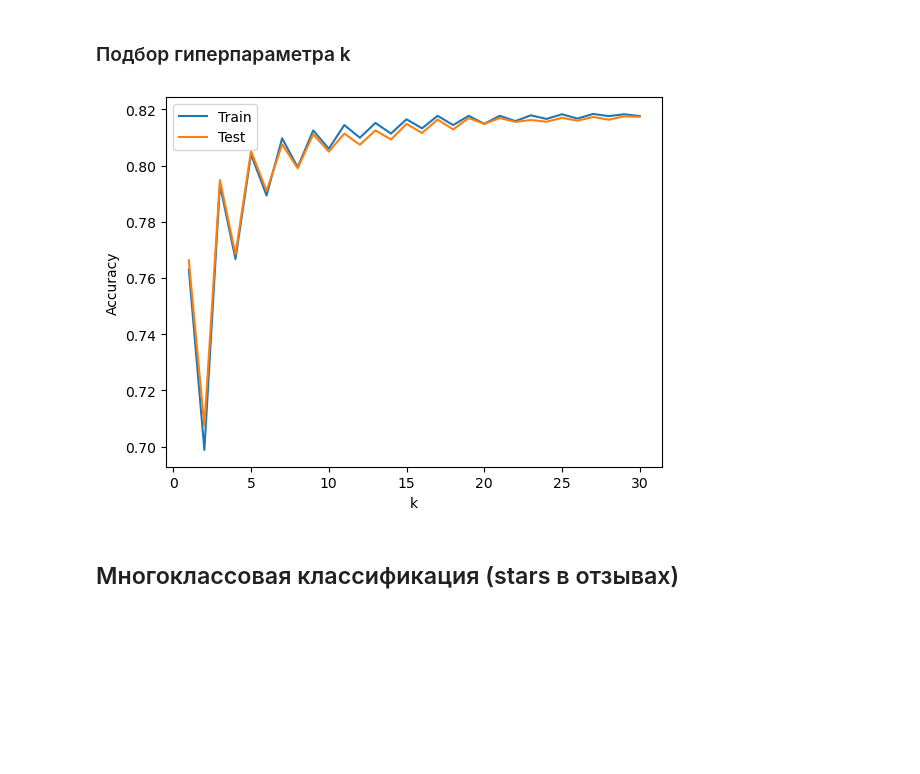
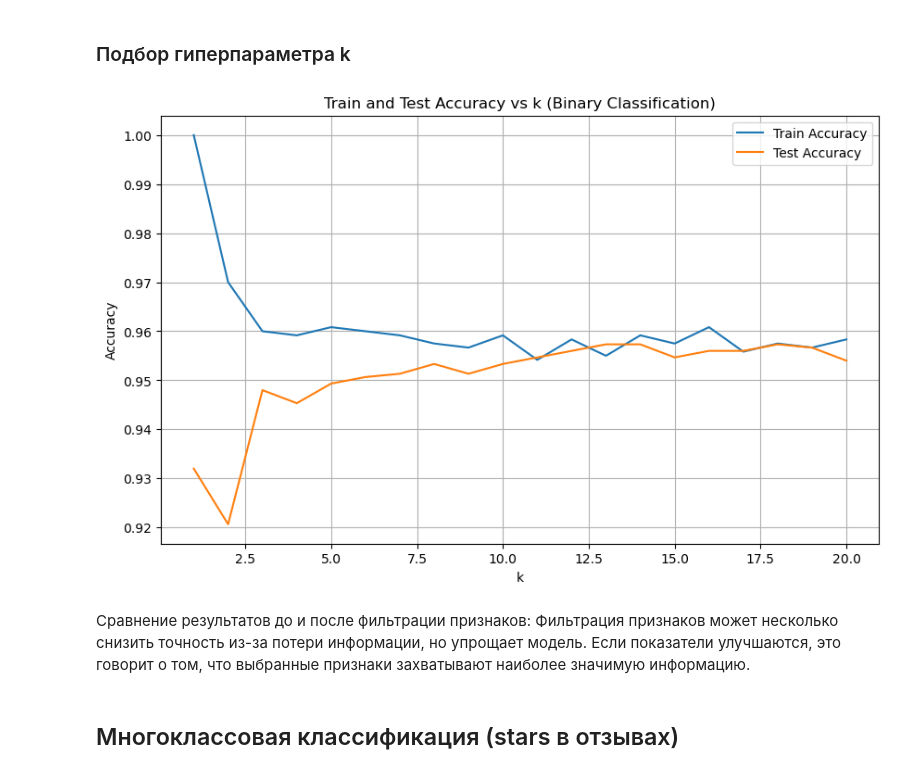
Before and after one commit to cfaring/ait-2025, a Jupyter notebook: lab3/lab3.ipynb, the cells around one changed output. Drawn from its saved outputs; the diff is of its cells as text; code cells hidden in the pictures; blank space fills up the shorter version.

```diff
--- a/lab3/lab3.ipynb
+++ b/lab3/lab3.ipynb
@@ -47,3 +27,6 @@ business = pd.read_json(r'../lab1/yelp_academic_dataset_business.json', lines=Tr
+# %%
+# 1. Load the dataset
+df = pd.read_csv('fake_bills.csv', sep=';')
 # %% [markdown]
 ## Бинарная классификация (is_open)
 # %% [markdown]
@@ -177,0 +175,13 @@ weighted avg       0.77      0.81      0.78     18212
+# %%
+knn_filt = KNeighborsClassifier(n_neighbors=k)
+knn_filt.fit(X_train_filt, y_train)
+y_pred_filt = knn_filt.predict(X_test_filt)
+
+# Metrics with filtered features
+print("\nMetrics with filtered features:")
+print(f"Accuracy: {accuracy_score(y_test, y_pred_filt):.4f}")
+print(f"Precision: {precision_score(y_test, y_pred_filt):.4f}")
+print(f"Recall: {recall_score(y_test, y_pred_filt):.4f}")
+print(f"F1-score: {f1_score(y_test, y_pred_filt):.4f}")
+print("\nClassification Report:")
+print(classification_report(y_test, y_pred_filt))
@@ -178,27 +204,36 @@ weighted avg       0.77      0.81      0.78     18212
 # %% [markdown]
 ### Подбор гиперпараметра k
 # %%
-import matplotlib.pyplot as plt
-
-k_values = range(1, 31)
-train_acc = []
-test_acc = []
+k_values = range(1, 21)
+train_scores = []
+test_scores = []
 
 for k in k_values:
-    knn = KNeighborsClassifier(n_neighbors=k)
-    scores = cross_val_score(knn, X_train_selected_scaled, y_train, cv=5, scoring='accuracy')
-    train_acc.append(np.mean(scores))
-    knn.fit(X_train_selected_scaled, y_train)
-    test_acc.append(knn.score(X_test_selected_scaled, y_test))
+    knn_cv = KNeighborsClassifier(n_neighbors=k)
+    cv_scores = cross_val_score(knn_cv, X_filtered_scaled, y, cv=5, scoring='accuracy')
+    test_scores.append(cv_scores.mean())
+    # Train score on full training set
+    knn_cv.fit(X_train_filt, y_train)
+    train_scores.append(knn_cv.score(X_train_filt, y_train))
 
-plt.plot(k_values, train_acc, label='Train')
-plt.plot(k_values, test_acc, label='Test')
+# Plot train/test accuracy
+plt.figure(figsize=(10, 6))
+plt.plot(k_values, train_scores, label='Train Accuracy')
+plt.plot(k_values, test_scores, label='Test Accuracy')
 plt.xlabel('k')
 plt.ylabel('Accuracy')
+plt.title('Train and Test Accuracy vs k (Binary Classification)')
 plt.legend()
+plt.grid(True)
+plt.savefig('knn_accuracy_vs_k_binary.png')
 plt.show()
+plt.close()
 # %% [output]
-[figure, old version]
+[figure, new version]
+# %% [markdown]
+Сравнение результатов до и после фильтрации признаков:
+Фильтрация признаков может несколько снизить точность из-за потери информации, но упрощает модель.
+Если показатели улучшаются, это говорит о том, что выбранные признаки захватывают наиболее значимую информацию.
 # %% [markdown]
 ## Многоклассовая классификация (stars в отзывах)
 # %% [markdown]
```
Also changed, not shown: parts of 30 cells of this notebook, 4 other files.
